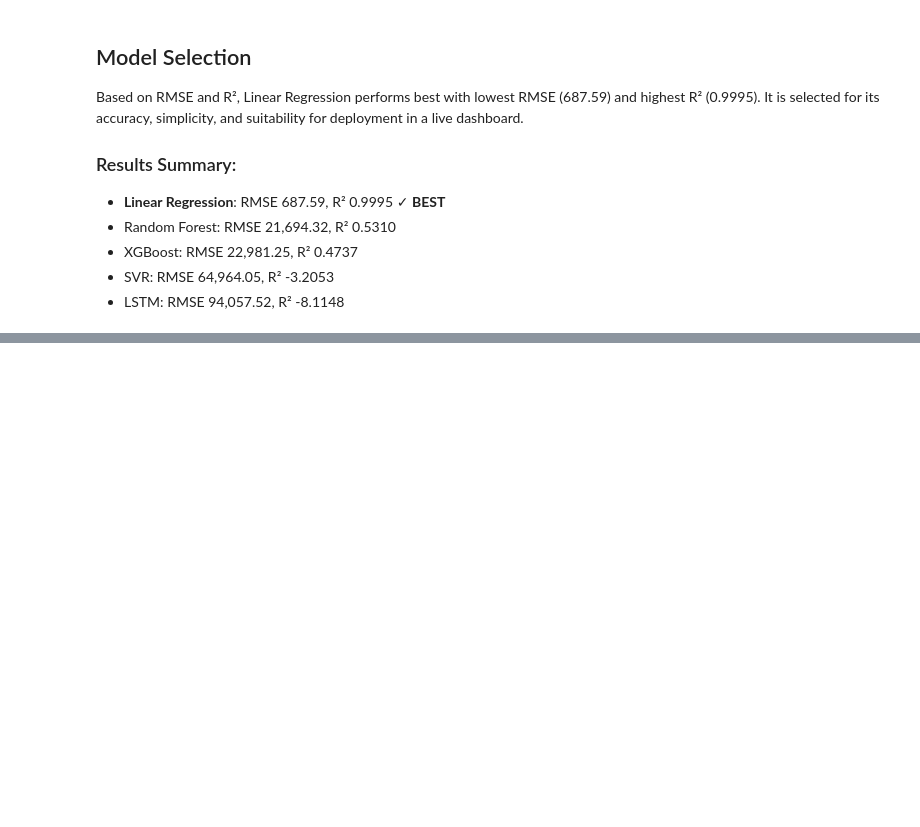
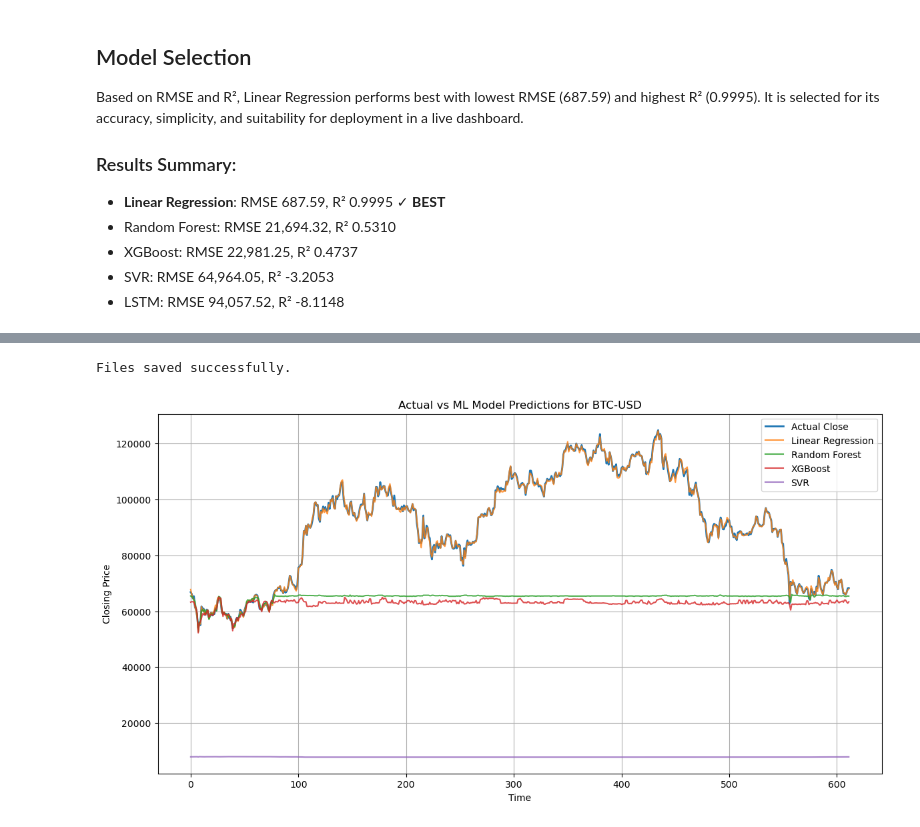
Before and after one commit to Shyam-Gopal-Shrestha/Cryptocurrency-price-prediction, a Jupyter notebook: notebooks/model_comparison.ipynb, the cells around one changed output, grey strips where cells are left out. Drawn from its saved outputs; the diff is of its cells as text; code cells hidden in the pictures; blank space fills up the shorter version.

Commit message:
Update model results

```diff
--- a/notebooks/model_comparison.ipynb
+++ b/notebooks/model_comparison.ipynb
@@ -101,0 +421,7 @@ Based on RMSE and R², Linear Regression performs best with lowest RMSE (687.59)
+# %%
+for file_path in file_paths:
+    print("\nFILE:", file_path)
+    df_check = pd.read_csv(file_path)
+    print(df_check.head())
+    print(df_check.columns.tolist())
+    print(df_check.dtypes)
@@ -101,0 +607,29 @@ Based on RMSE and R², Linear Regression performs best with lowest RMSE (687.59)
+# %%
+results_df.to_csv("all_model_comparison_results.csv", index=False)
+best_models_df.to_csv("best_model_per_coin.csv", index=False)
+overall_summary.to_csv("overall_model_summary.csv")
+
+print("Files saved successfully.")
+# %% [output]
+Files saved successfully.
+# %%
+coin_to_plot = "BTC-USD"
+
+y_test_ml = all_predictions[coin_to_plot]["y_test_ml"]
+preds = all_predictions[coin_to_plot]["predictions"]
+
+plt.figure(figsize=(14, 7))
+plt.plot(y_test_ml, label="Actual Close", linewidth=2)
+
+for model_name in ["Linear Regression", "Random Forest", "XGBoost", "SVR"]:
+    if preds[model_name] is not None:
+        plt.plot(preds[model_name], label=model_name, alpha=0.8)
+
+plt.title(f"Actual vs ML Model Predictions for {coin_to_plot}")
+plt.xlabel("Time")
+plt.ylabel("Closing Price")
+plt.legend()
+plt.grid(True)
+plt.show()
+# %% [output]
+[figure, added]
```
Also changed, not shown: parts of 23 cells of this notebook, 17 other files.
